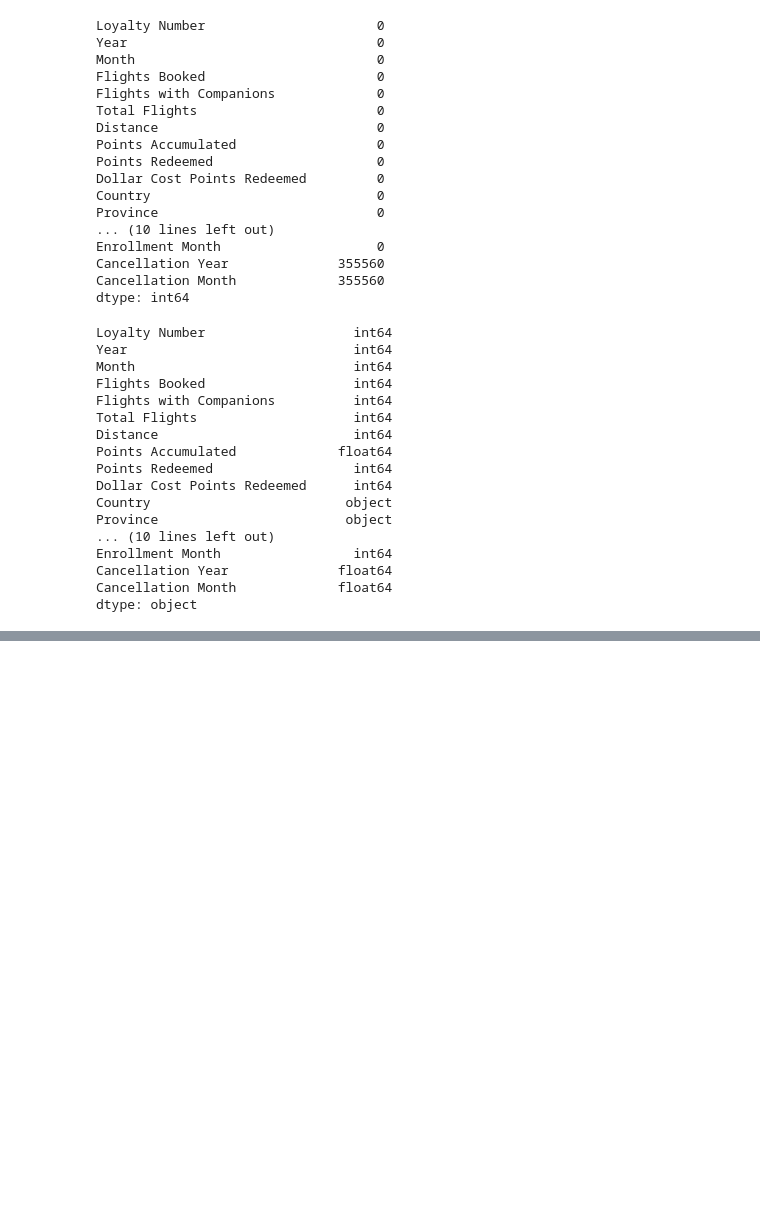
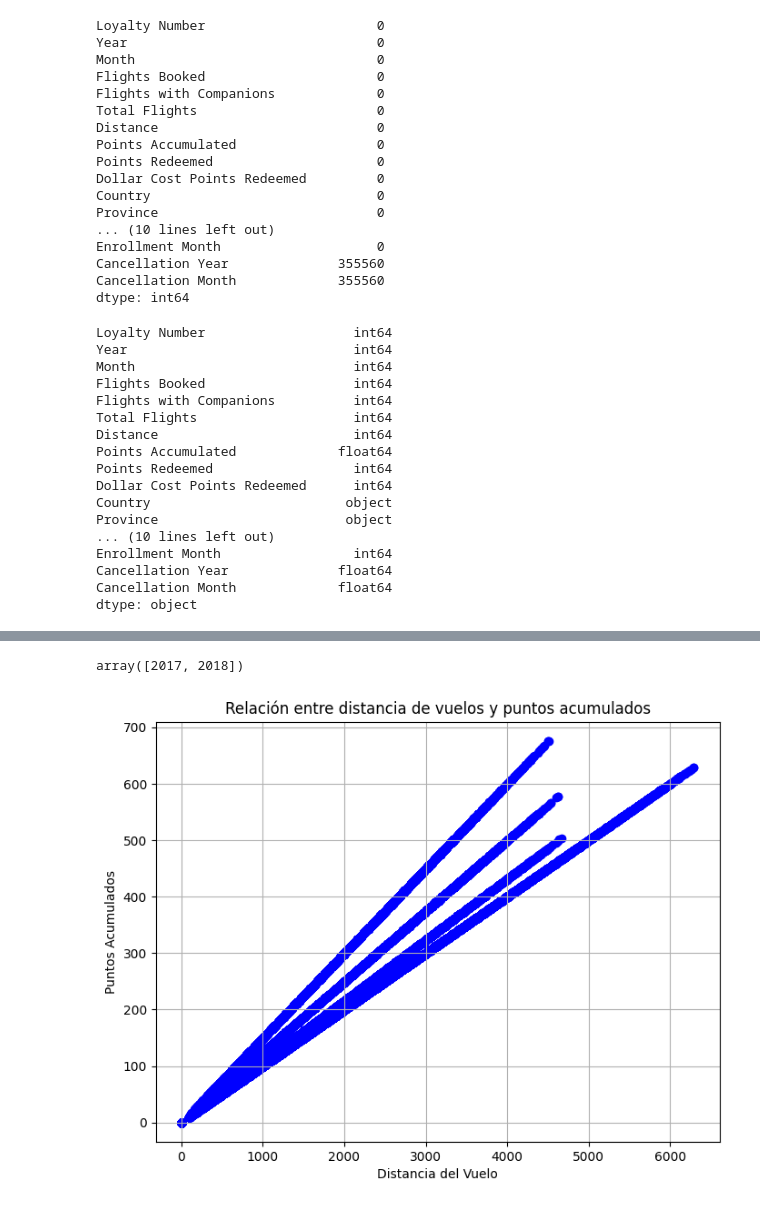
Before and after one commit to Adalab/bda-modulo-3-evaluacion-final-melila79, a Jupyter notebook: modulo 3 evaluacion final.ipynb, the cells around one changed output, grey strips where cells are left out. Cells and saved outputs as stored; diff of their text form; code cells hidden in the pictures; blank space fills up the shorter version.

```diff
--- a/modulo 3 evaluacion final.ipynb
+++ b/modulo 3 evaluacion final.ipynb
@@ -258,0 +383,2 @@ array([152.  , 203.  , 120.  , ...,  18.75, 601.  , 626.  ])
+# %%
+df_unido_copy = df_unido
@@ -258,0 +405,4 @@ array([152.  , 203.  , 120.  , ...,  18.75, 601.  , 626.  ])
+# %%
+# Cambiamos el tipo de valor de la columna Points Accumulated, resto no trabajamos porque no las vamos a analizar
+
+df_unido_copy['Points Accumulated'] = df_unido_copy['Points Accumulated'].astype(int)
@@ -258,0 +468,20 @@ array([152.  , 203.  , 120.  , ...,  18.75, 601.  , 626.  ])
+# %%
+df_unido_copy['Year'].unique()
+# %% [output]
+array([2017, 2018])
+# %%
+# 2. ¿Existe una relación entre la distancia de los vuelos y los puntos acumulados por los cliente? Del resultado de la gráfica se pude conluir que la distancia de los vuelos no incide principalmente en los puntos acumulados
+
+plt.figure(figsize=(8,6))
+plt.scatter(df_unido_copy['Distance'], df_unido_copy['Points Accumulated'], color='blue')
+
+
+plt.title('Relación entre distancia de vuelos y puntos acumulados')
+plt.xlabel('Distancia del Vuelo')
+plt.ylabel('Puntos Acumulados')
+plt.grid()
+
+
+plt.show()
+# %% [output]
+[figure, added]
```
Also changed, not shown: parts of 34 cells of this notebook.
